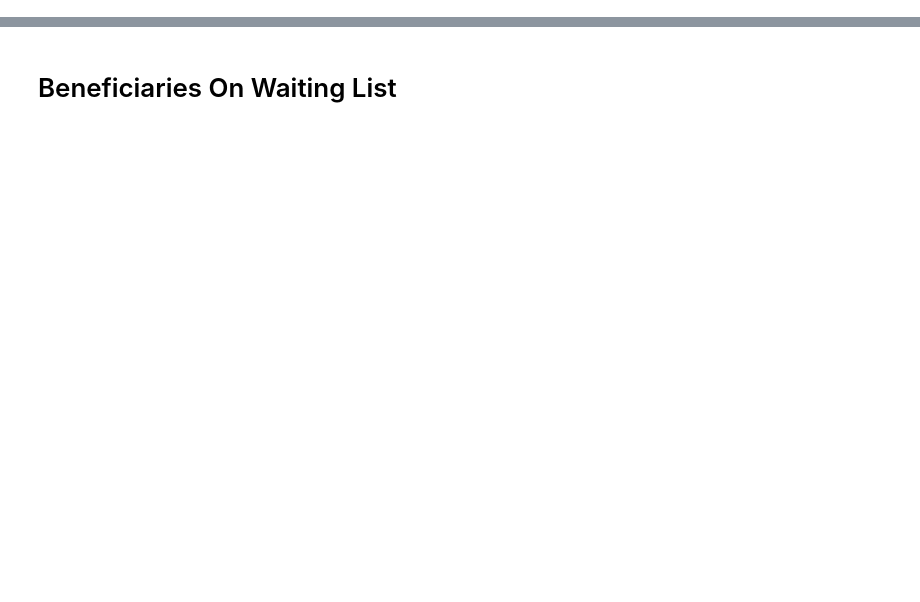
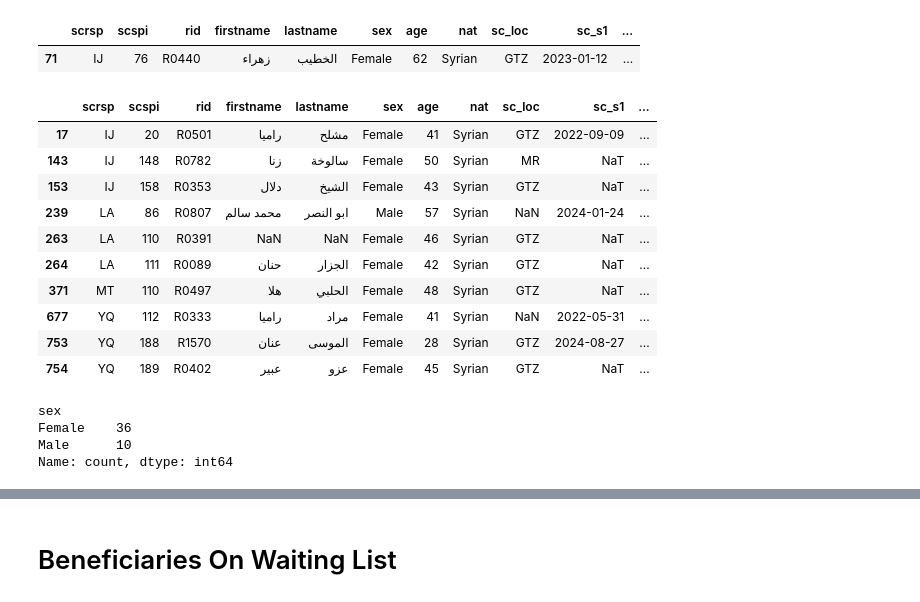
Before and after one commit to ModarYaghi/fc-performeter, a Jupyter notebook: notebooks/analysis/0_screening.ipynb, the cells around one changed output, grey strips where cells are left out. Saved outputs shown, nothing was run; the diff lists cells and outputs as text; code cells hidden in the pictures; blank space fills up the shorter version.

```diff
--- a/notebooks/analysis/0_screening.ipynb
+++ b/notebooks/analysis/0_screening.ipynb
@@ -13,3 +53,29 @@ scr
+# %%
+re_scr = filter_dataframe_on_date(scr, 'sc_re', START, END,)
+re_scr
+# %% [output]
+|  | scrsp | scspi | rid | firstname | lastname | sex | age | nat | sc_loc | sc_s1 | ... |
+| 71 | IJ | 76 | R0440 | زهراء | الخطيب | Female | 62 | Syrian | GTZ | 2023-01-12 | ... |
+# %%
+pei_ass = filter_dataframe_on_date(scr, 'pei_pre_as', START, END,)
+pei_ass
+# %% [output]
+|  | scrsp | scspi | rid | firstname | lastname | sex | age | nat | sc_loc | sc_s1 | ... |
+| 17 | IJ | 20 | R0501 | راميا | مشلح | Female | 41 | Syrian | GTZ | 2022-09-09 | ... |
+| 143 | IJ | 148 | R0782 | زنا | سالوخة | Female | 50 | Syrian | MR | NaT | ... |
+| 153 | IJ | 158 | R0353 | دلال | الشيخ | Female | 43 | Syrian | GTZ | NaT | ... |
+| 239 | LA | 86 | R0807 | محمد سالم | ابو النصر | Male | 57 | Syrian | NaN | 2024-01-24 | ... |
+| 263 | LA | 110 | R0391 | NaN | NaN | Female | 46 | Syrian | GTZ | NaT | ... |
+| 264 | LA | 111 | R0089 | حنان | الجزار | Female | 42 | Syrian | GTZ | NaT | ... |
+| 371 | MT | 110 | R0497 | هلا | الحلبي | Female | 48 | Syrian | GTZ | NaT | ... |
+| 677 | YQ | 112 | R0333 | راميا | مراد | Female | 41 | Syrian | NaN | 2022-05-31 | ... |
+| 753 | YQ | 188 | R1570 | عنان | الموسى | Female | 28 | Syrian | GTZ | 2024-08-27 | ... |
+| 754 | YQ | 189 | R0402 | عبير | عزو | Female | 45 | Syrian | GTZ | NaT | ... |
 # %%
-scr.columns
+new_scr['sex'].value_counts(dropna=False)
+# %% [output]
+sex
+Female    36
+Male      10
+Name: count, dtype: int64
 # %%
```
Also changed, not shown: parts of 6 cells of this notebook, 5 other files.
